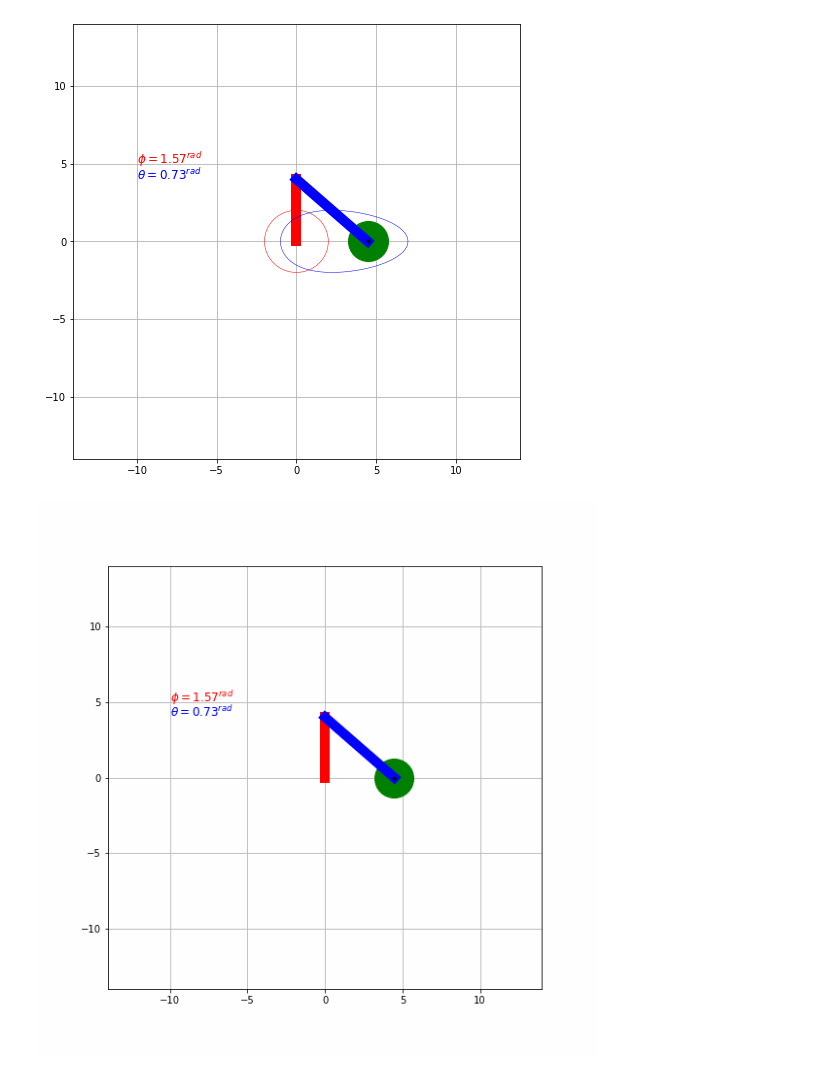
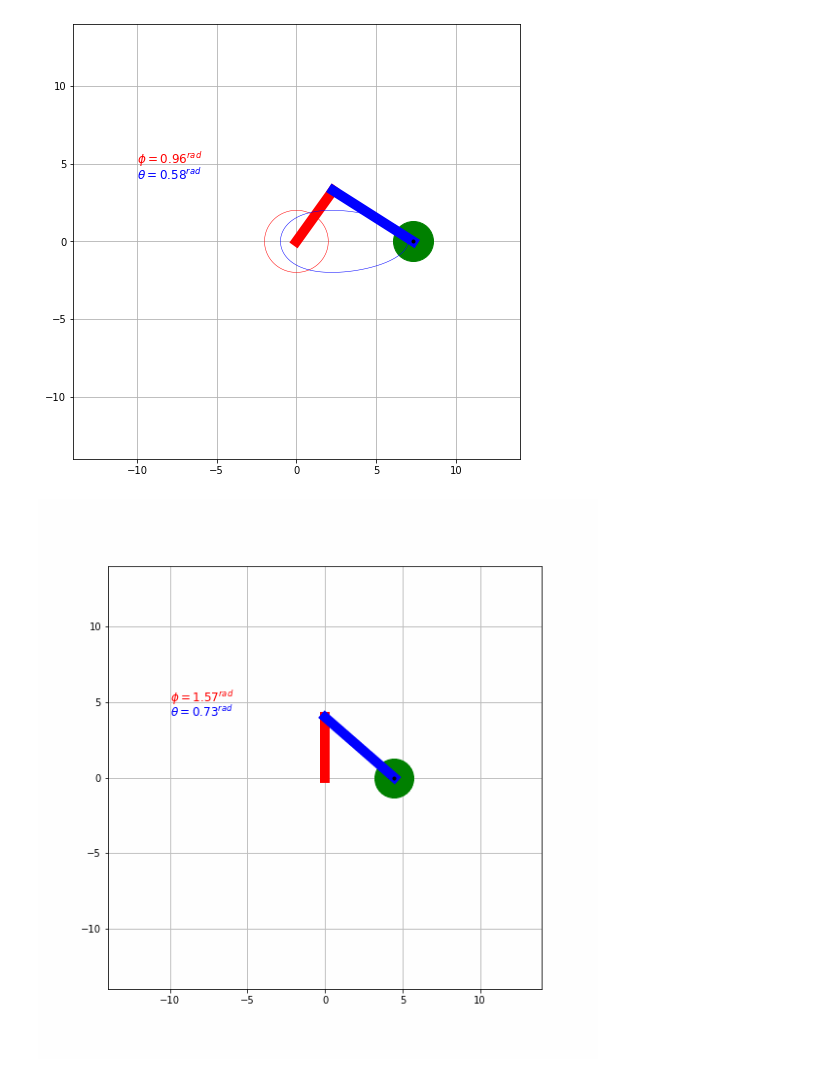
Before and after one commit to echaffey/Two-Bar-Linkage-Simulation, a Jupyter notebook: WM Calculations.ipynb, the cells around one changed output. Cells and saved outputs as stored; diff of their text form; code cells hidden in the pictures.

```diff
--- a/WM Calculations.ipynb
+++ b/WM Calculations.ipynb
@@ -8,15 +8,14 @@ from IPython.display import Image
 # ----- Initial Values -----
 b = 4
 c = 6
-phi_deg = 90
+phi_deg = 55
 phi_rad = 0
-d_phi   = 20
-dd_phi  = 2
+d_phi   = 10
+dd_phi  = 0
 # ---------------------------
 
 if not phi_deg:
     phi = phi_rad
-    print(phi)
 else:
     phi = phi_deg * np.pi/180
 # %%
@@ -65,35 +64,49 @@ def animate(i):
     bolt.set_data(x[i],0)
     cr_line.set_data(cr_dx,cr_dy)
     co_line.set_data(co_dx,co_dy)
     text_cr.set_text(f'$\\phi={phi[i]:0.2f}^{{rad}}$')
     text_co.set_text(f'$\\theta={theta1[i]:0.2f}^{{rad}}$')
 
     return fig,
 
 # Initialize all line objects
 fig, ax = plt.subplots(figsize=(8,8))
 crank, = ax.plot([],[],color='r',lw=10)
 ball,  = ax.plot([],[],'go',ms=40)
 conn,  = ax.plot([],[],color='b',lw=10)
 bolt,  = ax.plot([],[],'ko',ms=3)
 cr_dx, cr_dy, co_dx, co_dy = [],[],[],[]
 
 # Initialize midpoint line and text objects
 cr_line, = ax.plot([],[],'r-',lw=0.5)
 co_line, = ax.plot([],[],'b-',lw=0.5)
 text_cr  = ax.annotate('',(-10,5),size=12,color='r')
 text_co  = ax.annotate('',(-10,4),size=12,color='b')
 
 plt.grid()
 
 # Resize plot using max dimensions of the linkages
 axes_limit = b + c + 4
 ax.set(xlim=(-axes_limit,axes_limit),ylim=(-axes_limit,axes_limit))
 
+# Create animation
 ani = animation.FuncAnimation(fig, animate, frames=100, interval=50)
-ani.save('animated3.gif',writer='pillow',fps=d_phi)
+ani.save('animated3.gif',writer='pillow',fps=10*d_phi)
+
+# Plot position, velocity and acceleration data
+data = [theta1,d_theta1,dd_theta1]
+color = ['b','g','r']
+title = ['Position','Velocity','Acceleration']
+
+# fig2,ax2 = plt.subplots(3,1, sharex=True)
+# plt.subplots_adjust(bottom=-0.4)
+# for i,ax in enumerate(ax2):
+#     ax.spines['right'].set_visible(False)
+#     ax.spines['top'].set_visible(False)
+#     ax.plot(phi, data[i], color[i])
+#     ax.title.set_text(title[i])
 # %% [output]
-[figure, old version]
+[figure, new version]
 # %%
 Image('animated3.gif')
 # %% [output]
```
Also changed, not shown: 3 other files.
